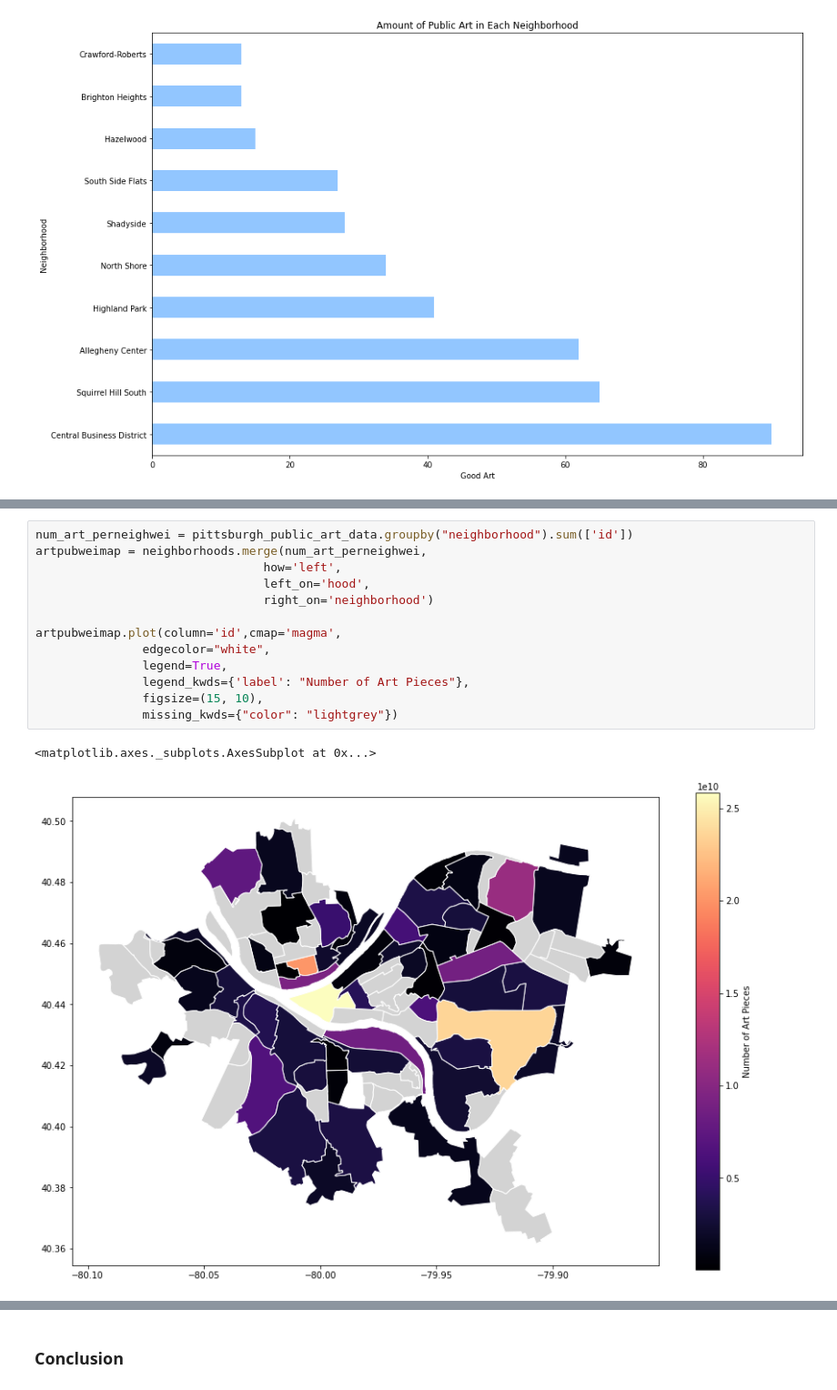
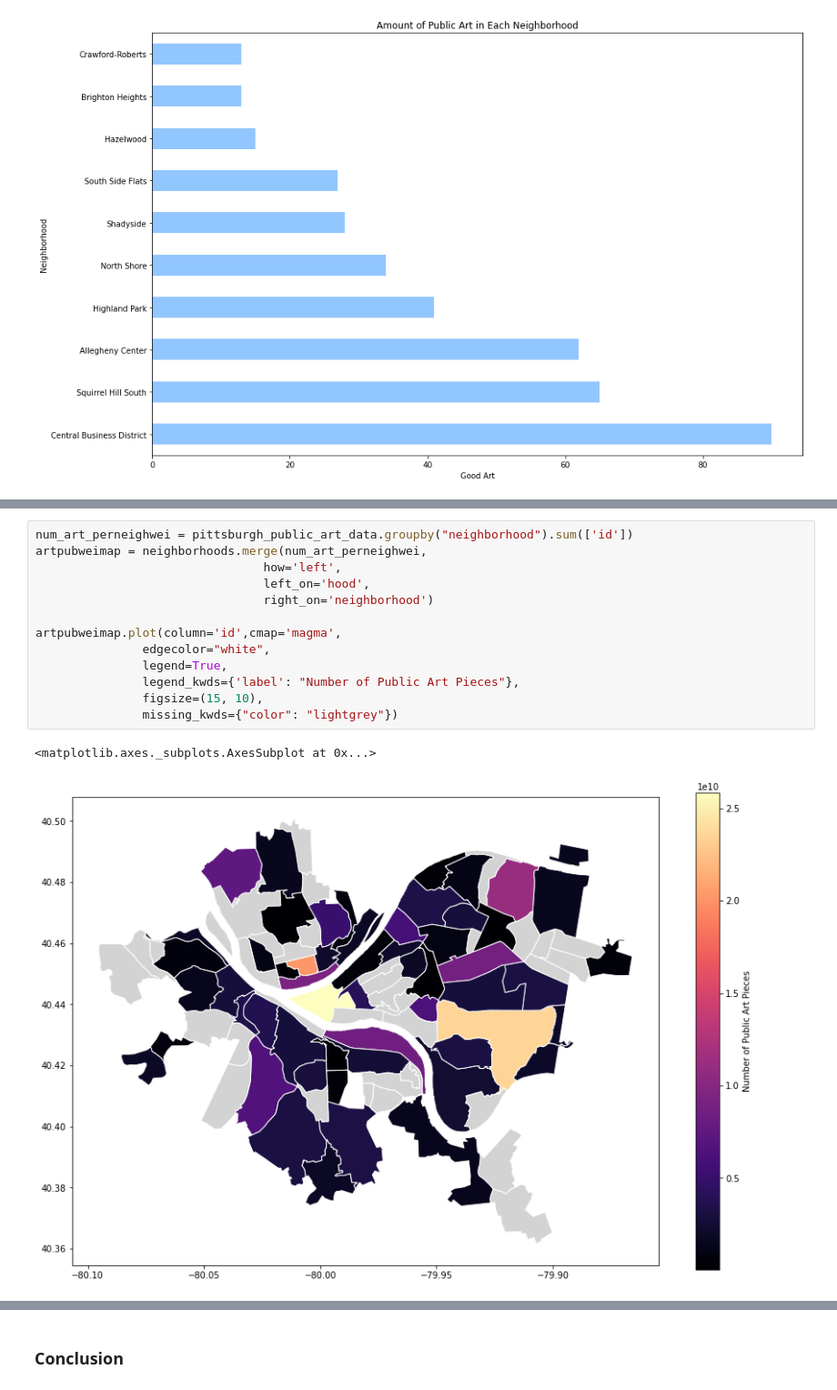
Before and after one commit to yimijj/CMPINF0010-Final-Project, a Jupyter notebook: Art-Notebook.ipynb, the cells around one changed output, grey strips where cells are left out. Shown at 91% size. Saved outputs shown, nothing was run; the diff lists cells and outputs as text.

```diff
--- a/Art-Notebook.ipynb
+++ b/Art-Notebook.ipynb
@@ -171,16 +204,16 @@ Map version:
 # %%
 num_art_perneighwei = pittsburgh_public_art_data.groupby("neighborhood").sum(['id'])
 artpubweimap = neighborhoods.merge(num_art_perneighwei,
                                 how='left',
                                 left_on='hood',
                                 right_on='neighborhood')
 
 artpubweimap.plot(column='id',cmap='magma',
                edgecolor="white",
                legend=True,
-               legend_kwds={'label': "Number of Art Pieces"},
+               legend_kwds={'label': "Number of Public Art Pieces"},
                figsize=(15, 10),
                missing_kwds={"color": "lightgrey"})
 # %% [output]
 <matplotlib.axes._subplots.AxesSubplot at 0x...>
-[figure, old version]
+[figure, new version]
```
Also changed, not shown: parts of 22 cells of this notebook, 1 other file.
